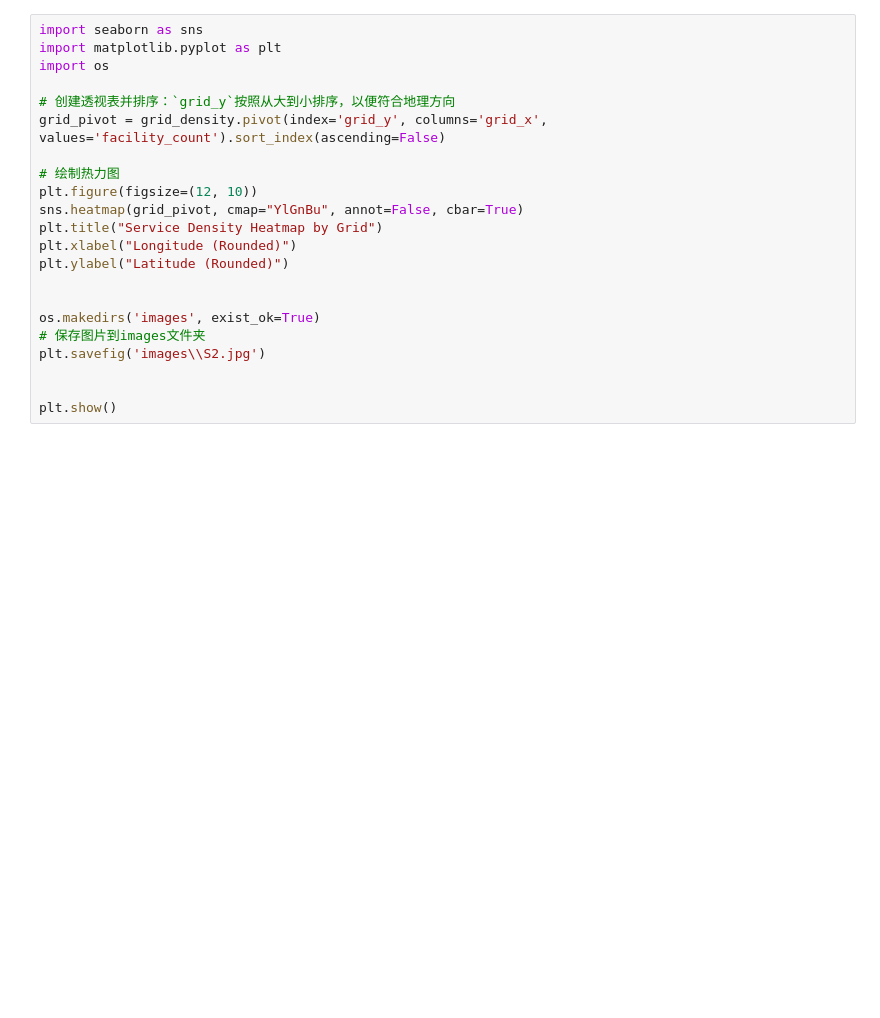
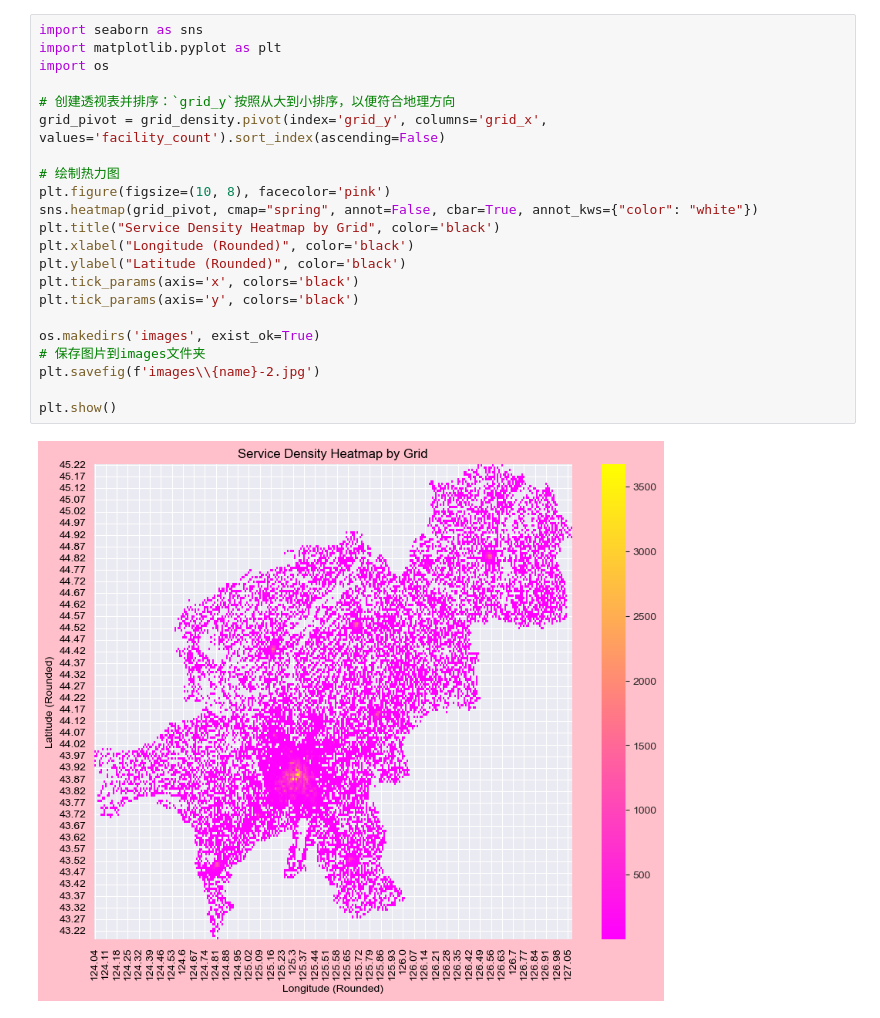
Before and after one commit to shydoors/just-for-playing, a Jupyter notebook: q2.ipynb, the cells around one changed output. Saved outputs shown, nothing was run; the diff lists cells and outputs as text; blank space fills up the shorter version.

```diff
--- a/q2.ipynb
+++ b/q2.ipynb
@@ -96,22 +114,24 @@ plt.show()
 # %%
 import seaborn as sns
 import matplotlib.pyplot as plt
 import os
 
 # 创建透视表并排序：`grid_y`按照从大到小排序，以便符合地理方向
 grid_pivot = grid_density.pivot(index='grid_y', columns='grid_x', values='facility_count').sort_index(ascending=False)
 
 # 绘制热力图
-plt.figure(figsize=(12, 10))
-sns.heatmap(grid_pivot, cmap="YlGnBu", annot=False, cbar=True)
-plt.title("Service Density Heatmap by Grid")
-plt.xlabel("Longitude (Rounded)")
-plt.ylabel("Latitude (Rounded)")
-
+plt.figure(figsize=(10, 8), facecolor='pink')
+sns.heatmap(grid_pivot, cmap="spring", annot=False, cbar=True, annot_kws={"color": "white"})
+plt.title("Service Density Heatmap by Grid", color='black')
+plt.xlabel("Longitude (Rounded)", color='black')
+plt.ylabel("Latitude (Rounded)", color='black')
+plt.tick_params(axis='x', colors='black')
+plt.tick_params(axis='y', colors='black')
 
 os.makedirs('images', exist_ok=True)
 # 保存图片到images文件夹
-plt.savefig('images\\S2.jpg')
-
+plt.savefig(f'images\\{name}-2.jpg')
 
 plt.show()
+# %% [output]
+[figure, added]
```
Also changed, not shown: parts of 4 cells of this notebook, 2 other files.
